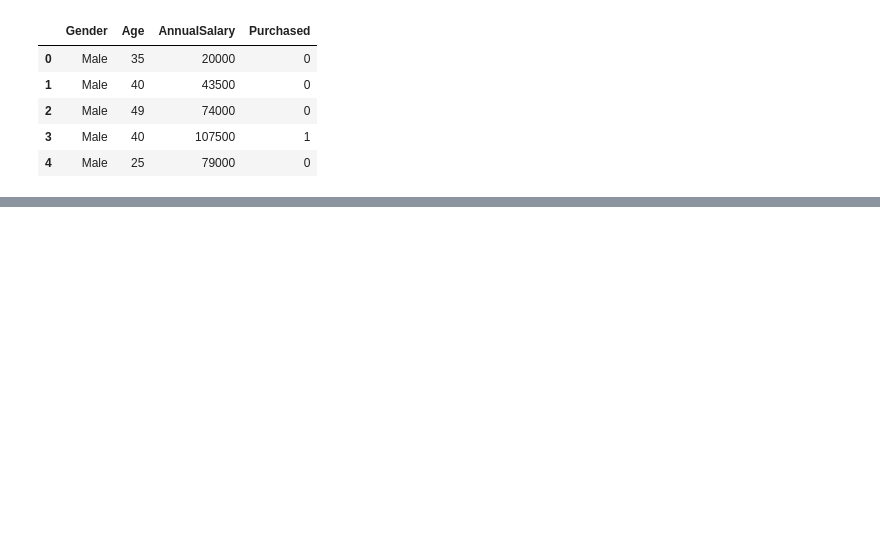
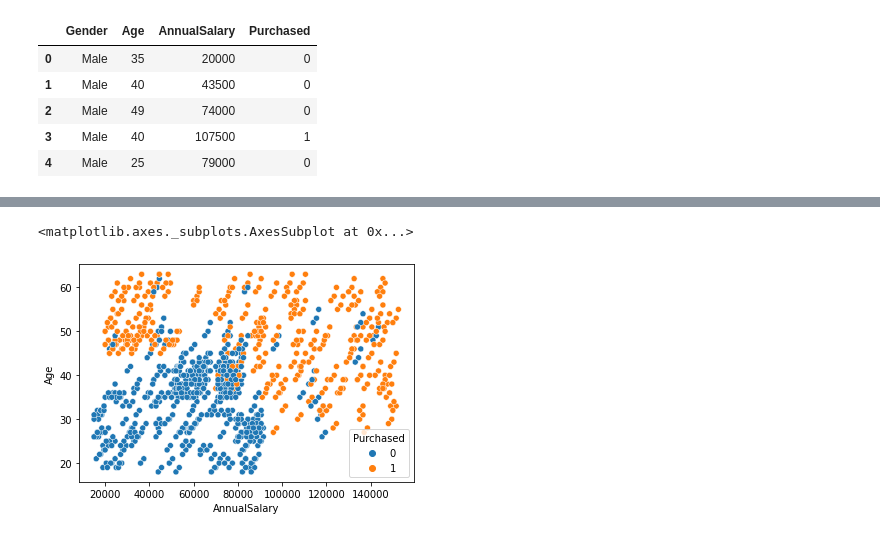
Before and after one commit to filipecarbonera/Cars_Purchase_Decision, a Jupyter notebook: car_purchase_decision_notebook.ipynb, the cells around one changed output, grey strips where cells are left out. Cells and saved outputs as stored; diff of their text form; code cells hidden in the pictures; blank space fills up the shorter version.

```diff
--- a/car_purchase_decision_notebook.ipynb
+++ b/car_purchase_decision_notebook.ipynb
@@ -122,0 +141,5 @@ dados_modelo.head()
+# %%
+sns.scatterplot(data=dados_modelo, x="AnnualSalary", y="Age", hue="Purchased")
+# %% [output]
+<matplotlib.axes._subplots.AxesSubplot at 0x...>
+[figure, added]
```
Also changed, not shown: parts of 25 cells of this notebook.
